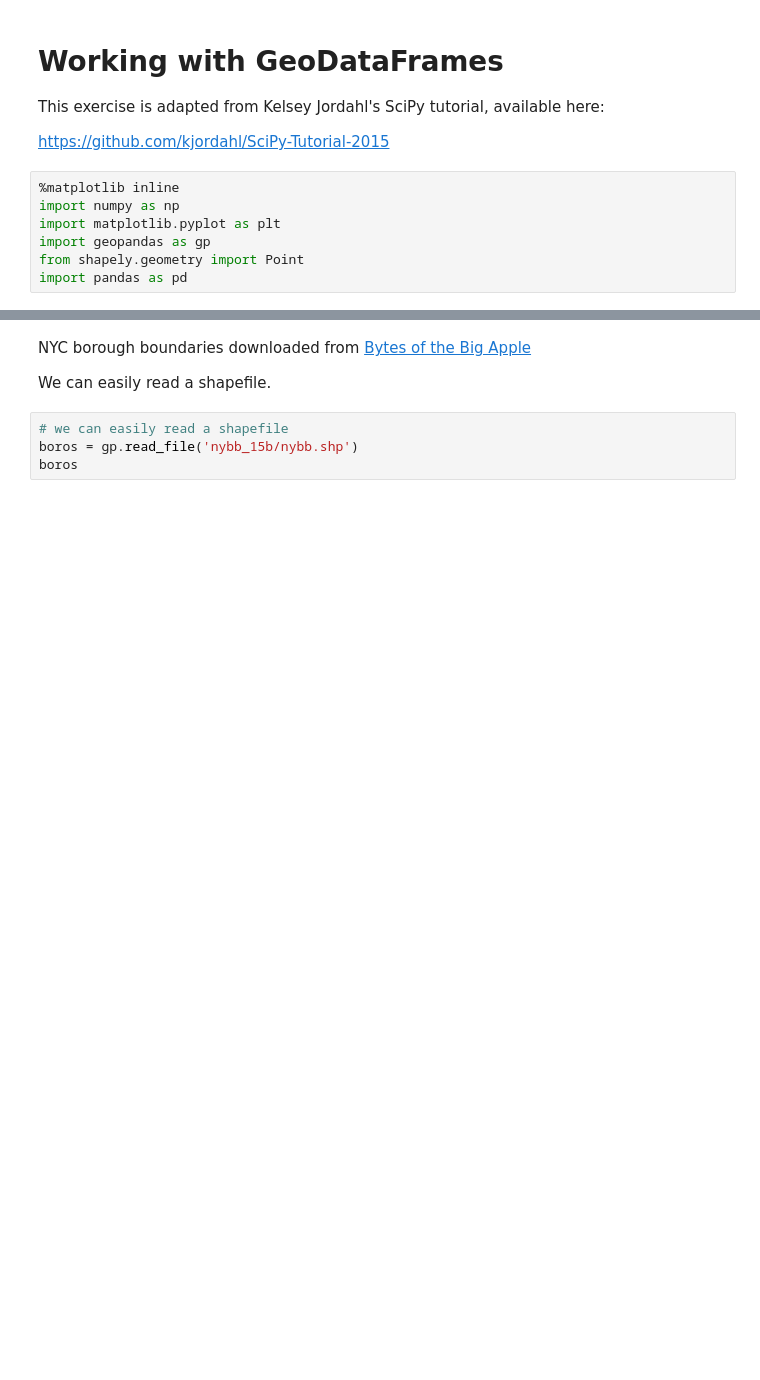
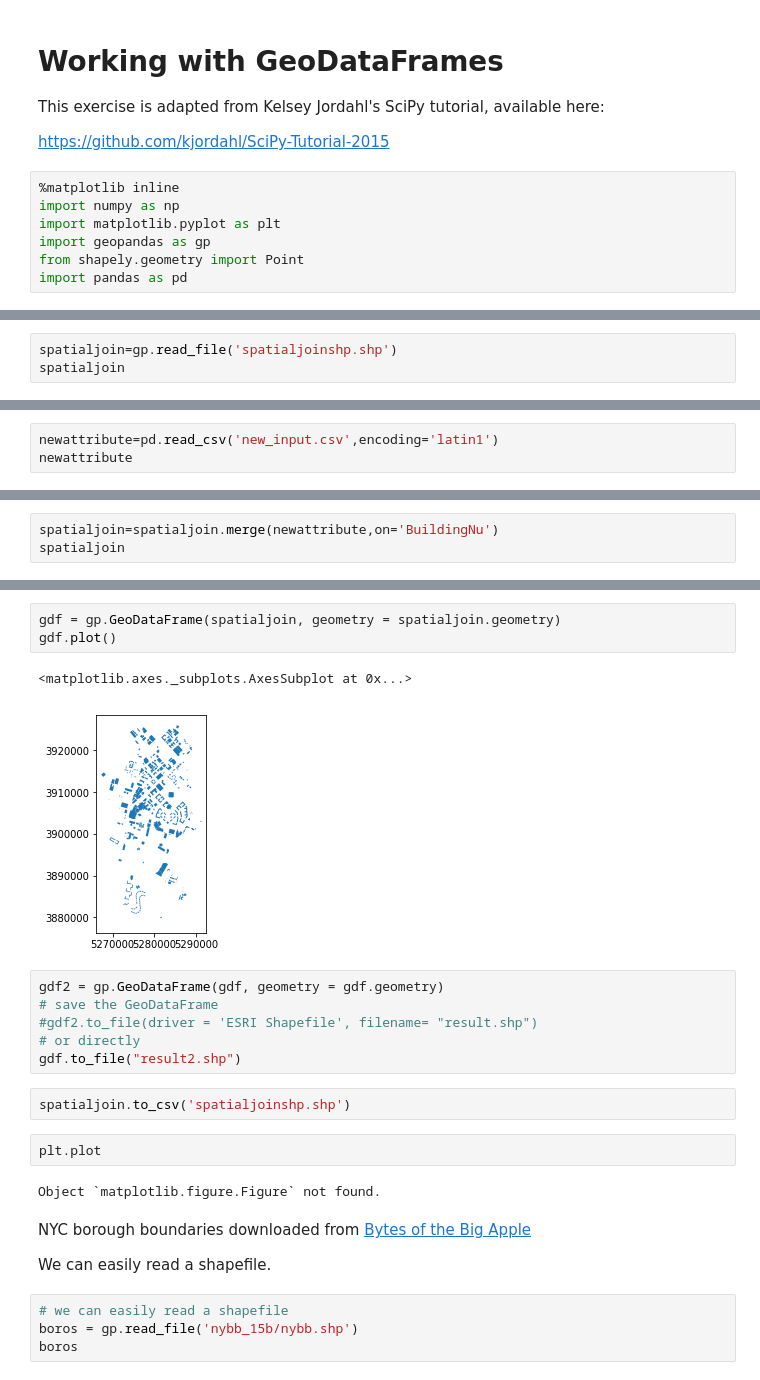
Before and after one commit to jawadmhoque/ce599, a Jupyter notebook: 10-Spatial Analysis/spatial analysis.ipynb, the cells around one changed output, grey strips where cells are left out. Cells and saved outputs as stored; diff of their text form; blank space fills up the shorter version.

```diff
--- a/10-Spatial Analysis/spatial analysis.ipynb
+++ b/10-Spatial Analysis/spatial analysis.ipynb
@@ -13,0 +36,3 @@ import pandas as pd
+# %%
+spatialjoin=gp.read_file('spatialjoinshp.shp')
+spatialjoin
@@ -13,0 +62,3 @@ import pandas as pd
+# %%
+newattribute=pd.read_csv('new_input.csv',encoding='latin1')
+newattribute
@@ -13,0 +84,3 @@ import pandas as pd
+# %%
+spatialjoin=spatialjoin.merge(newattribute,on='BuildingNu')
+spatialjoin
@@ -14,3 +106,21 @@ import pandas as pd
+# %%
+gdf = gp.GeoDataFrame(spatialjoin, geometry = spatialjoin.geometry)
+gdf.plot()
+# %% [output]
+<matplotlib.axes._subplots.AxesSubplot at 0x...>
+[figure, added]
+# %%
+gdf2 = gp.GeoDataFrame(gdf, geometry = gdf.geometry)
+# save the GeoDataFrame
+#gdf2.to_file(driver = 'ESRI Shapefile', filename= "result.shp")
+# or directly
+gdf.to_file("result2.shp")
+# %%
+spatialjoin.to_csv('spatialjoinshp.shp')
+# %%
+plt.plot
+# %% [output]
+Object `matplotlib.figure.Figure` not found.
 # %% [markdown]
 NYC borough boundaries downloaded from [Bytes of the Big Apple](http://www.nyc.gov/html/dcp/download/bytes/nybb_13a.zip)
 
```
Also changed, not shown: parts of 6 cells of this notebook, 39 other files.
